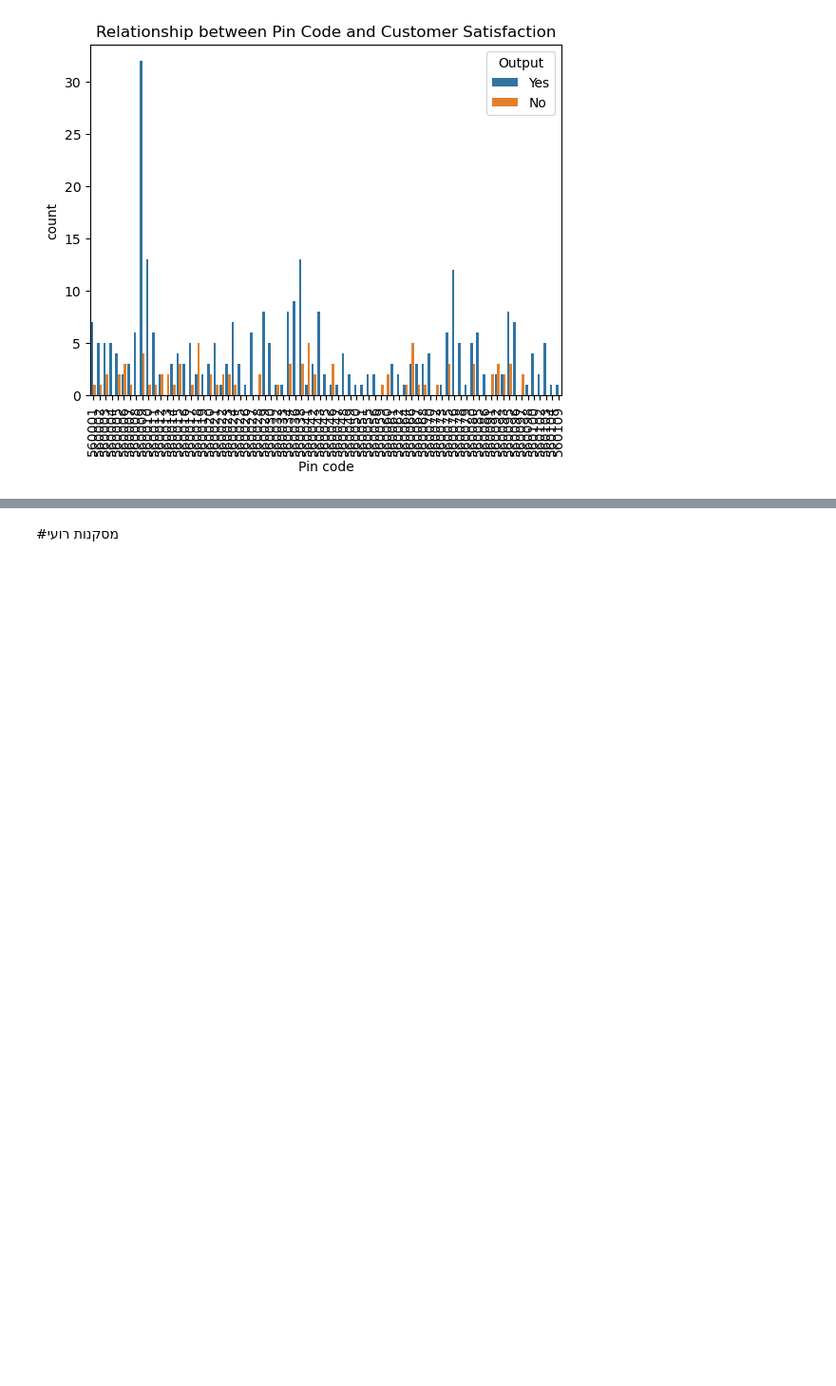
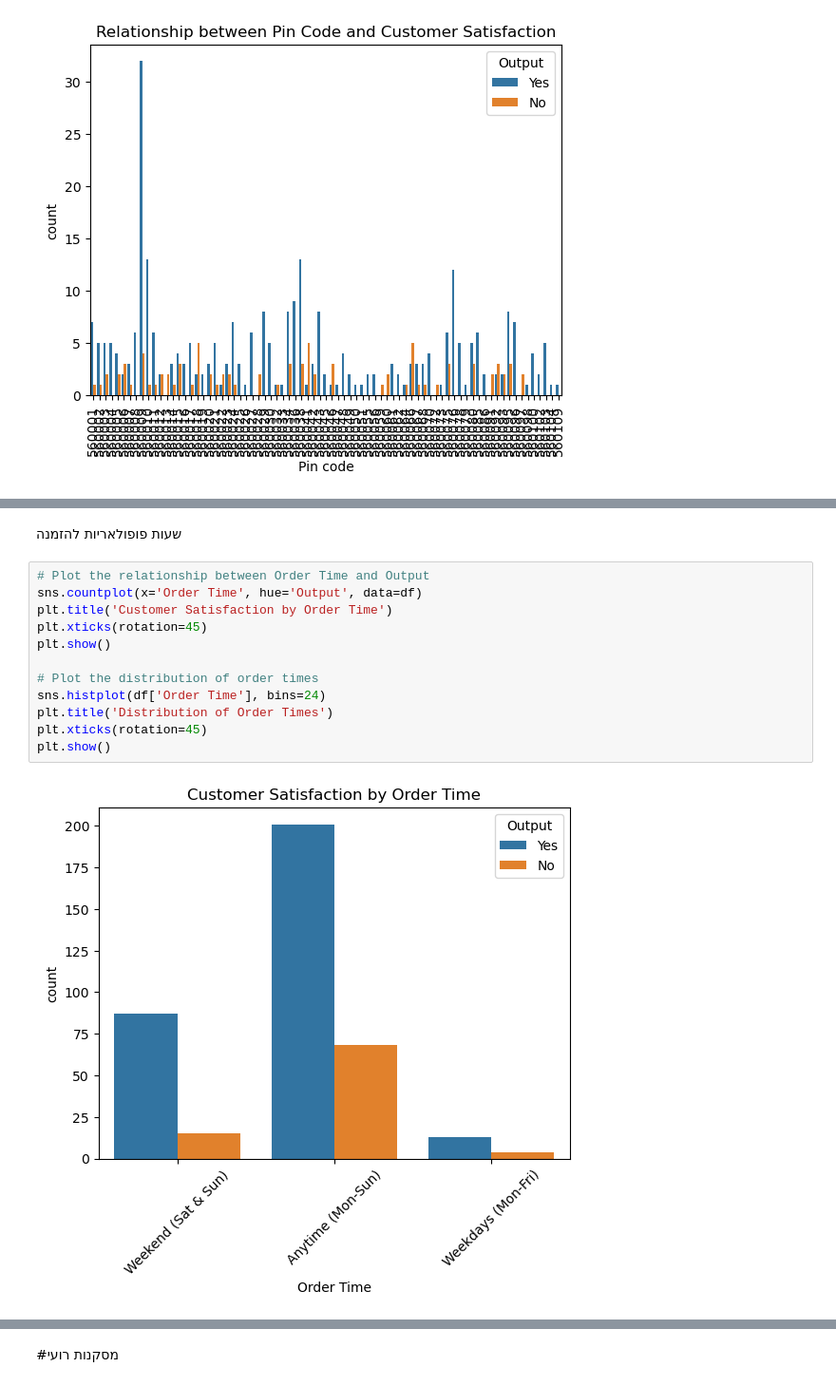
Before and after one commit to roeiraz12/Swwigy-project, a Jupyter notebook: project shira.ipynb, the cells around one changed output, grey strips where cells are left out. Shown at 95% size. Drawn from its saved outputs; the diff is of its cells as text; blank space fills up the shorter version.

```diff
--- a/project shira.ipynb
+++ b/project shira.ipynb
@@ -647,0 +708,16 @@ plt.show()
+# %% [markdown]
+שעות פופולאריות להזמנה
+# %%
+# Plot the relationship between Order Time and Output
+sns.countplot(x='Order Time', hue='Output', data=df)
+plt.title('Customer Satisfaction by Order Time')
+plt.xticks(rotation=45)
+plt.show()
+
+# Plot the distribution of order times
+sns.histplot(df['Order Time'], bins=24)
+plt.title('Distribution of Order Times')
+plt.xticks(rotation=45)
+plt.show()
+# %% [output]
+[figure, added]
```
Also changed, not shown: parts of 49 cells of this notebook.
